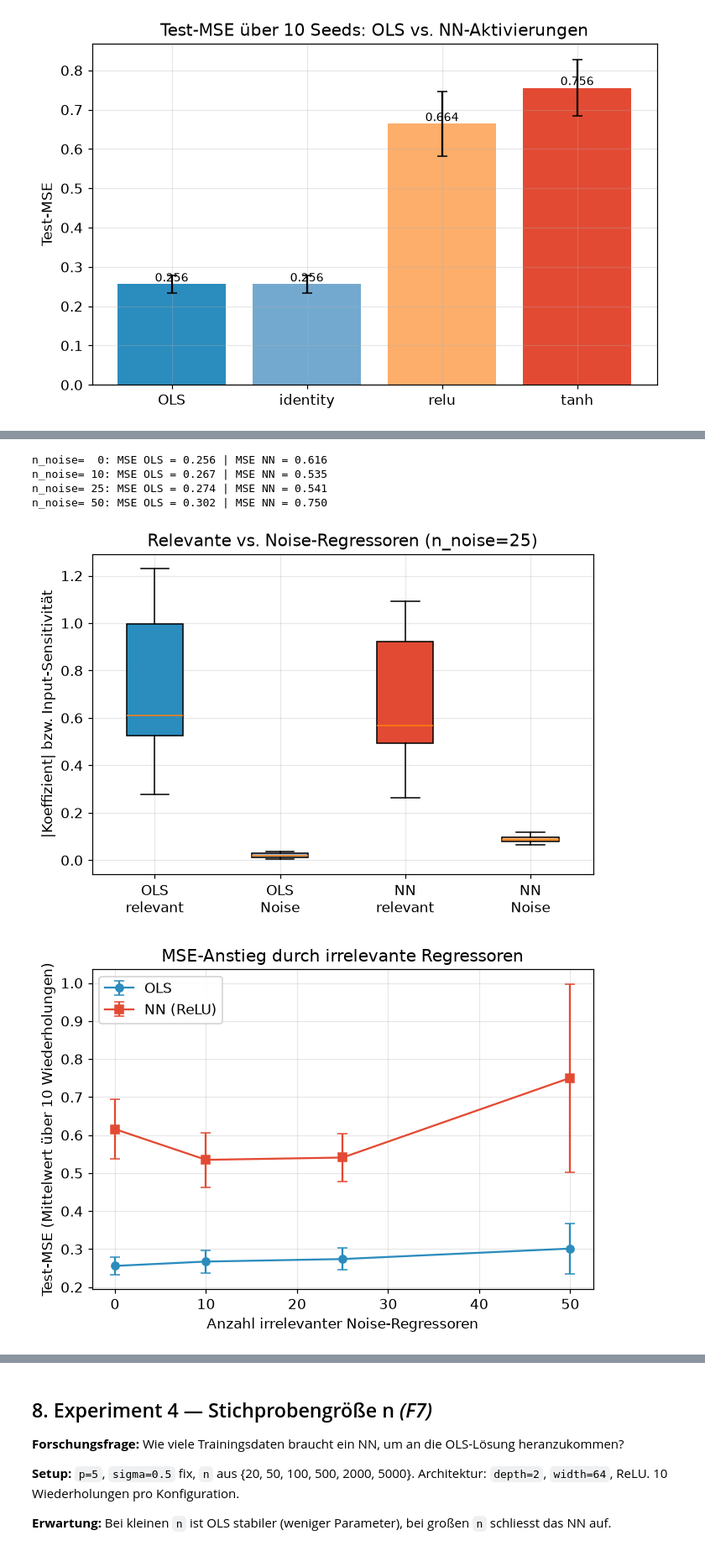
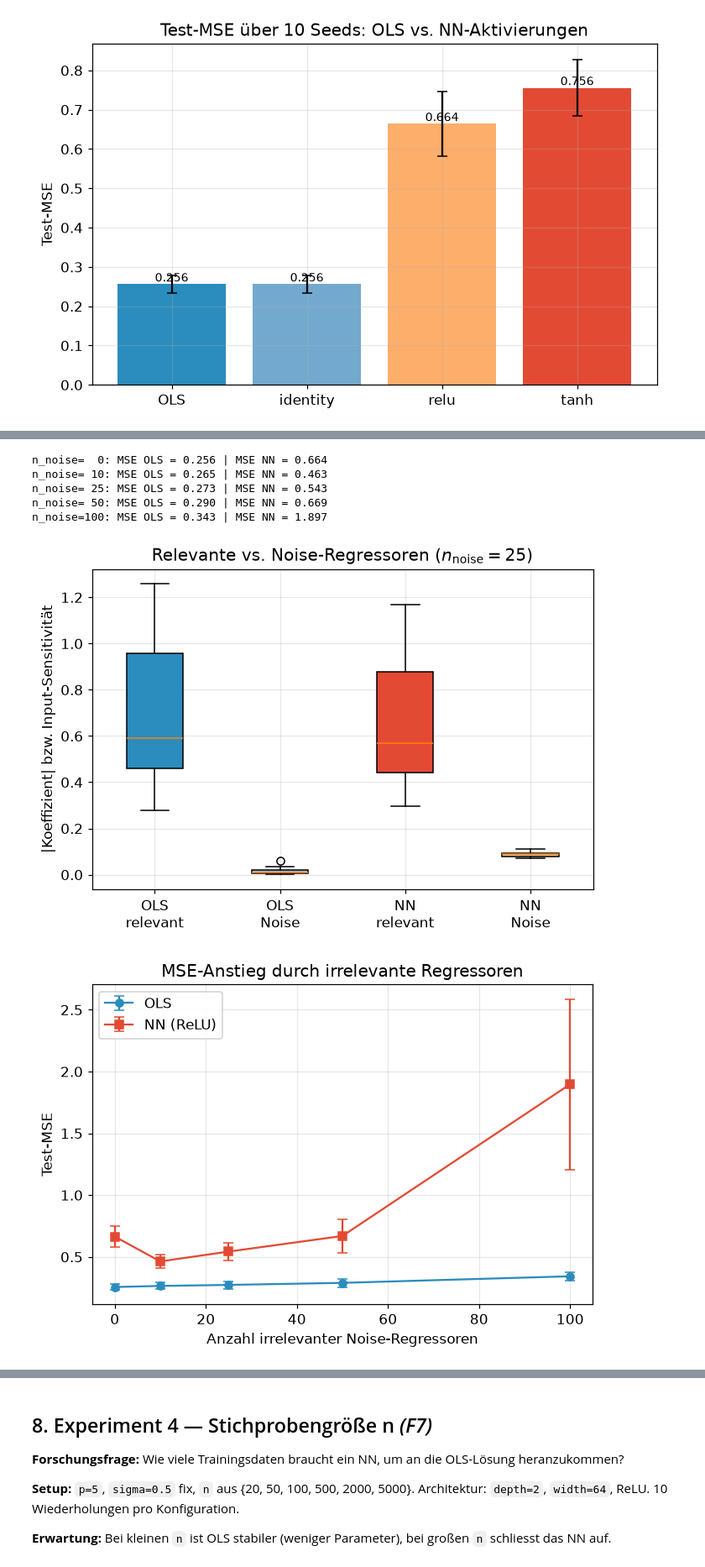
Before and after one commit to 30Samuel03/Approximation-linearer-Modelle-durch-neuronale-Netze, a Jupyter notebook: notebook.ipynb, the cells around one changed output, grey strips where cells are left out. Shown at 84% size. Cells and saved outputs as stored; diff of their text form; code cells hidden in the pictures.

```diff
--- a/notebook.ipynb
+++ b/notebook.ipynb
@@ -143,7 +142,7 @@ Der Wrapper `train_ffn` trainiert das Netz mit voller Batch-Größe (Gradient De
 # %%
 class FFN(nn.Module):
     """Feedforward-Netz mit wählbarer Tiefe, Breite und Aktivierung."""
-    def __init__(self, input_dim, depth=1, width=64, activation='relu'):
+    def __init__(self, input_dim, depth=2, width=64, activation='relu'):
         super().__init__()
         act_map = {
             'identity': nn.Identity,
@@ -170,7 +169,7 @@ class FFN(nn.Module):
     def forward(self, x):
         return self.net(x).squeeze(-1)
 
-def train_ffn(X, y, depth=1, width=64, activation='relu', optimizer='adam',
+def train_ffn(X, y, depth=2, width=64, activation='relu', optimizer='adam',
               lr=1e-2, epochs=2000, weight_decay=0.0, batch_size=None,
               record_beta_every=None, seed=SEED):
     """Trainiere ein FFN auf (X, y).
@@ -487,44 +452,58 @@ plt.show()
 # %%
-
-noise_counts = [0, 10, 25, 50]
+noise_counts = [0, 10, 25, 50, 100]
 n_reps = 10
 mse_ols_by_noise = {nc: [] for nc in noise_counts}
 mse_nn_by_noise = {nc: [] for nc in noise_counts}
-# Für F5 sammeln wir die absoluten Koeffizienten bei n_noise=25, eine Wiederholung
+
 coef_relevant_ols, coef_noise_ols = [], []
-coef_relevant_nn,  coef_noise_nn  = [], []
+coef_relevant_nn, coef_noise_nn = [], []
 
-for nc in noise_counts:
-    for r in range(n_reps):
-        Xn, yn, _ = generate_data(n=500, p=5, sigma=0.5, n_noise=nc, seed=SEED + r)
-        Xn_tr, Xn_te, yn_tr, yn_te = train_test_split(Xn, yn, test_size=0.2, random_state=SEED + r)
-        # OLS
+for r in range(n_reps):
+    seed_r = SEED + r
+    X_rel, y, _ = generate_data(n=500, p=5, sigma=0.5, n_noise=0, seed=seed_r)
+
+    rng = np.random.default_rng(seed_r + 1000)
+    X_noise = rng.uniform(-2, 2, size=(500, max(noise_counts)))
+
+    idx = np.arange(500)
+    idx_tr, idx_te = train_test_split(idx, test_size=0.2, random_state=seed_r)
+
+    for nc in noise_counts:
+        Xn = X_rel if nc == 0 else np.hstack([X_rel, X_noise[:, :nc]])
+        Xn_tr, Xn_te = Xn[idx_tr], Xn[idx_te]
+        yn_tr, yn_te = y[idx_tr], y[idx_te]
+
         b_ols = fit_ols(Xn_tr, yn_tr)
         mse_ols_by_noise[nc].append(mse(yn_te, Xn_te @ b_ols))
-        # NN
+
         m, _ = train_ffn(Xn_tr, yn_tr, depth=2, width=64, activation='relu',
-                         optimizer='adam', lr=1e-2, epochs=1500, seed=SEED + r)
+                         optimizer='adam', lr=1e-2, epochs=2000, seed=seed_r)
         mse_nn_by_noise[nc].append(mse(yn_te, predict(m, Xn_te)))
+
         if nc == 25 and r == 0:
             coef_relevant_ols = np.abs(b_ols[:5])
-            coef_noise_ols    = np.abs(b_ols[5:])
-            # Effektive lineare Approximation per Input-Sensitivität
-            Xt = torch.tensor(Xn_tr, dtype=torch.float32, requires_grad=True)
-            out = m(Xt).sum()
-            out.backward()
-            sens = Xt.grad.abs().mean(dim=0).detach().numpy()
+            coef_noise_ols = np.abs(b_ols[5:])
+
+            Xt = torch.tensor(Xn_tr, dtype=torch.float32, device=DEVICE, requires_grad=True)
+            m.zero_grad()
+            m(Xt).sum().backward()
+
+            sens = Xt.grad.abs().mean(dim=0).detach().cpu().numpy()
             coef_relevant_nn = sens[:5]
-            coef_noise_nn    = sens[5:]
+            coef_noise_nn = sens[5:]
 
 for nc in noise_counts:
     print(f'n_noise={nc:>3d}: MSE OLS = {np.mean(mse_ols_by_noise[nc]):.3f} | '
           f'MSE NN = {np.mean(mse_nn_by_noise[nc]):.3f}')
 # %% [output]
-n_noise=  0: MSE OLS = 0.256 | MSE NN = 0.616
-n_noise= 10: MSE OLS = 0.267 | MSE NN = 0.535
-n_noise= 25: MSE OLS = 0.274 | MSE NN = 0.541
-n_noise= 50: MSE OLS = 0.302 | MSE NN = 0.750
+n_noise=  0: MSE OLS = 0.256 | MSE NN = 0.664
+n_noise= 10: MSE OLS = 0.265 | MSE NN = 0.463
+n_noise= 25: MSE OLS = 0.273 | MSE NN = 0.543
+n_noise= 50: MSE OLS = 0.290 | MSE NN = 0.669
+n_noise=100: MSE OLS = 0.343 | MSE NN = 1.897
 # %%
+# HINWEIS: Diese Zelle wird in der finalen Seminararbeit NICHT direkt verwendet
+
 # F5: Boxplot der Koeffizienten-Magnituden bei n_noise=25
 data_box = [coef_relevant_ols, coef_noise_ols, coef_relevant_nn, coef_noise_nn]
 labels_box = ['OLS\nrelevant', 'OLS\nNoise', 'NN\nrelevant', 'NN\nNoise']
@@ -533,26 +512,26 @@ bp = ax.boxplot(data_box, tick_labels=labels_box, patch_artist=True)
 for patch, color in zip(bp['boxes'], ['#2b8cbe', '#a6bddb', '#e34a33', '#fdbb84']):
     patch.set_facecolor(color)
 ax.set_ylabel('|Koeffizient| bzw. Input-Sensitivität')
-ax.set_title('Relevante vs. Noise-Regressoren (n_noise=25)')
+ax.set_title(r'Relevante vs. Noise-Regressoren ($n_{\mathrm{noise}}=25$)')
 plt.savefig(os.path.join(FIG_DIR, 'F5_noise_coef_box.pdf'))
 plt.show()
 # %% [output]
-[figure, old version]
+[figure, new version]
 # %%
 # F6: MSE über Anzahl Noise-Regressoren
 means_ols = [np.mean(mse_ols_by_noise[nc]) for nc in noise_counts]
 stds_ols  = [np.std(mse_ols_by_noise[nc])  for nc in noise_counts]
 means_nn  = [np.mean(mse_nn_by_noise[nc])  for nc in noise_counts]
 stds_nn   = [np.std(mse_nn_by_noise[nc])   for nc in noise_counts]
 fig, ax = plt.subplots()
 ax.errorbar(noise_counts, means_ols, yerr=stds_ols, marker='o', label='OLS', color='#2b8cbe', capsize=4)
 ax.errorbar(noise_counts, means_nn,  yerr=stds_nn,  marker='s', label='NN (ReLU)', color='#e34a33', capsize=4)
 ax.set_xlabel('Anzahl irrelevanter Noise-Regressoren')
-ax.set_ylabel('Test-MSE (Mittelwert über 10 Wiederholungen)')
+ax.set_ylabel('Test-MSE')
 ax.set_title('MSE-Anstieg durch irrelevante Regressoren')
 ax.legend()
 plt.savefig(os.path.join(FIG_DIR, 'F6_mse_vs_noise_count.pdf'))
 plt.show()
 # %% [output]
-[figure, old version]
+[figure, new version]
 # %% [markdown]
```
Also changed, not shown: parts of 57 cells of this notebook, 27 other files.
